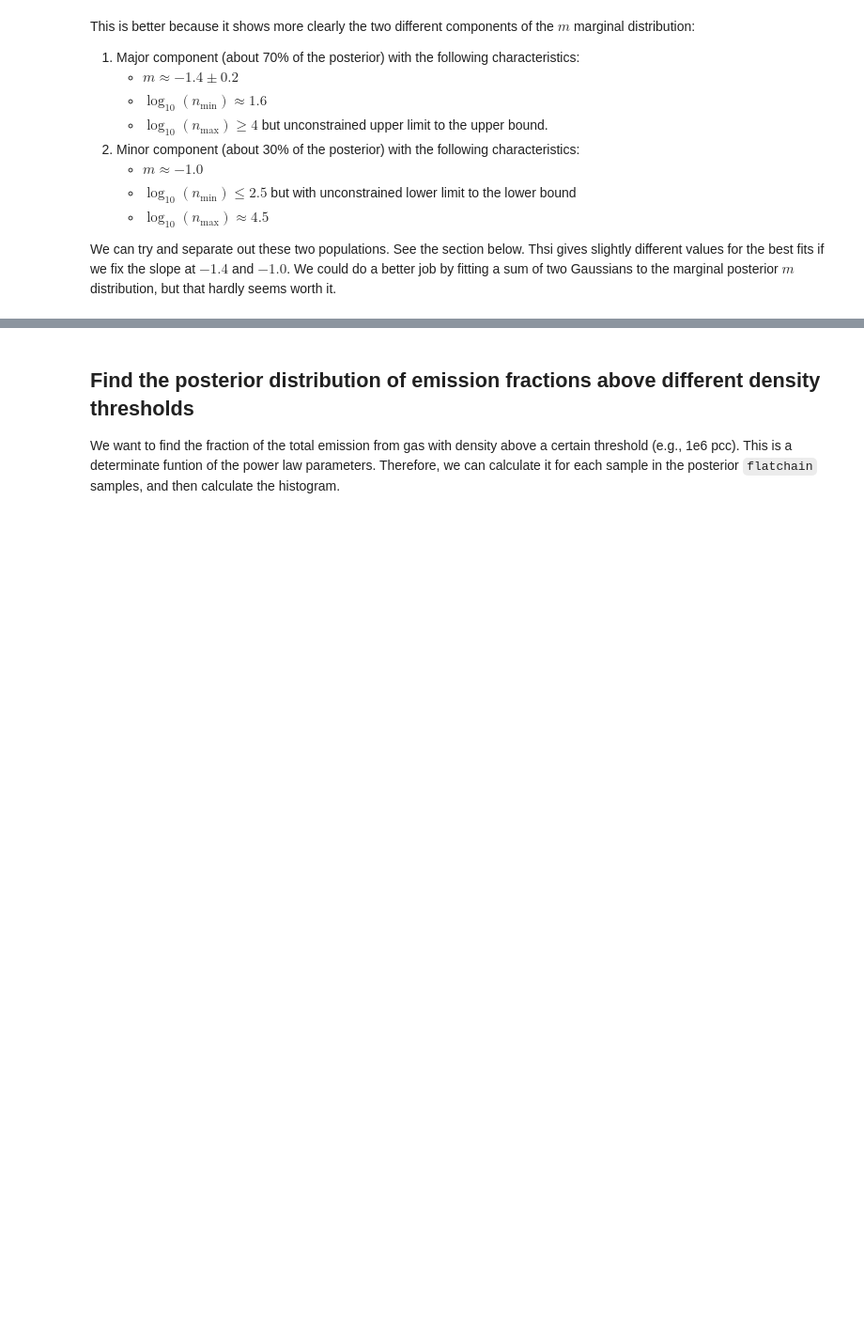
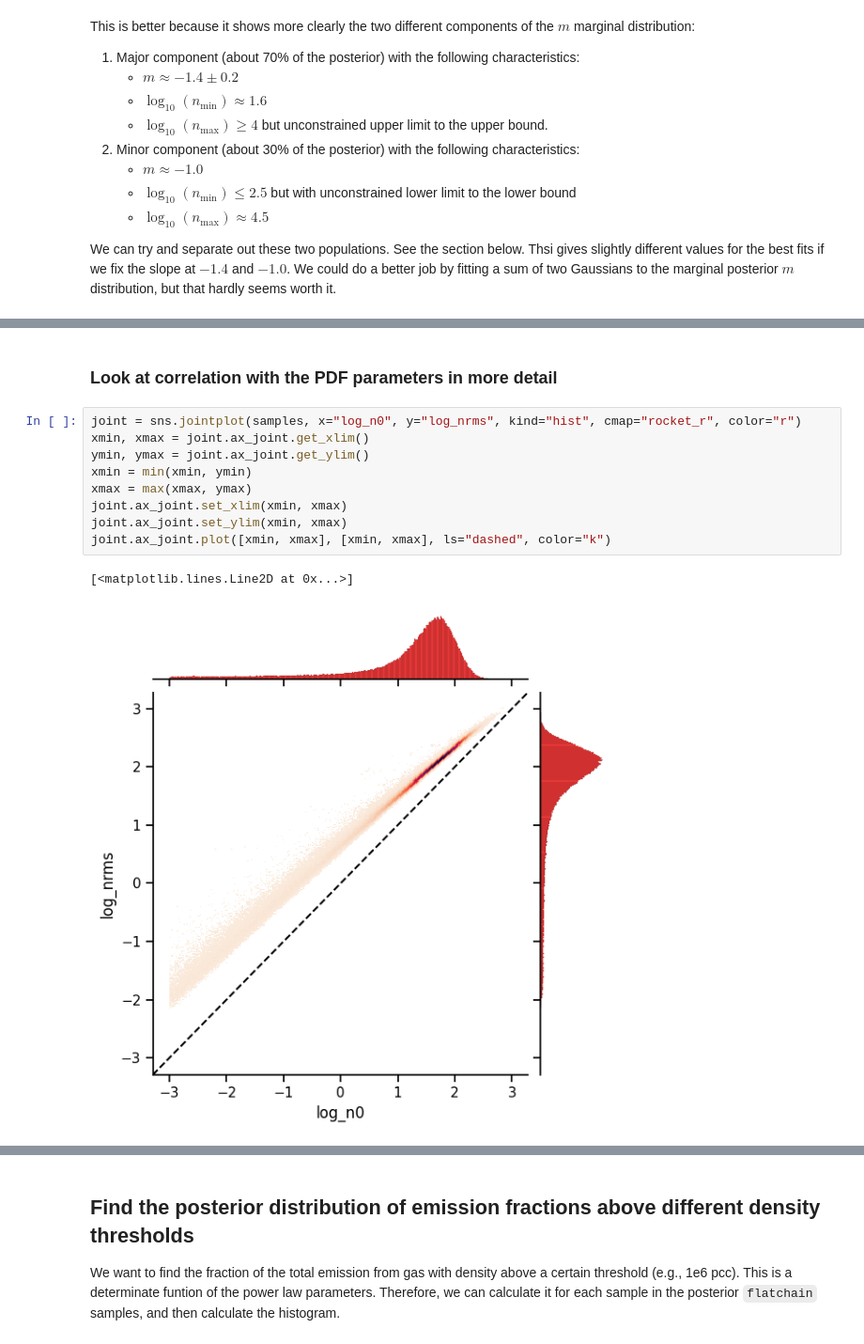
Before and after one commit to will-henney/hii-density-distribution, a Jupyter notebook: density_diagnostic_fit.ipynb, the cells around one changed output, grey strips where cells are left out. Shown at 94% size. Saved outputs shown, nothing was run; the diff lists cells and outputs as text; blank space fills up the shorter version.

```diff
--- a/density_diagnostic_fit.ipynb
+++ b/density_diagnostic_fit.ipynb
@@ -487,0 +606,14 @@ NameError: name 'sef' is not defined
+# %% [markdown]
+### Look at correlation with the PDF parameters in more detail
+# %%
+joint = sns.jointplot(samples, x="log_n0", y="log_nrms", kind="hist", cmap="rocket_r", color="r")
+xmin, xmax = joint.ax_joint.get_xlim()
+ymin, ymax = joint.ax_joint.get_ylim()
+xmin = min(xmin, ymin)
+xmax = max(xmax, ymax)
+joint.ax_joint.set_xlim(xmin, xmax)
+joint.ax_joint.set_ylim(xmin, xmax)
+joint.ax_joint.plot([xmin, xmax], [xmin, xmax], ls="dashed", color="k")
+# %% [output]
+[<matplotlib.lines.Line2D at 0x...>]
+[figure, added]
```
Also changed, not shown: parts of 30 cells of this notebook, 7 other files.
